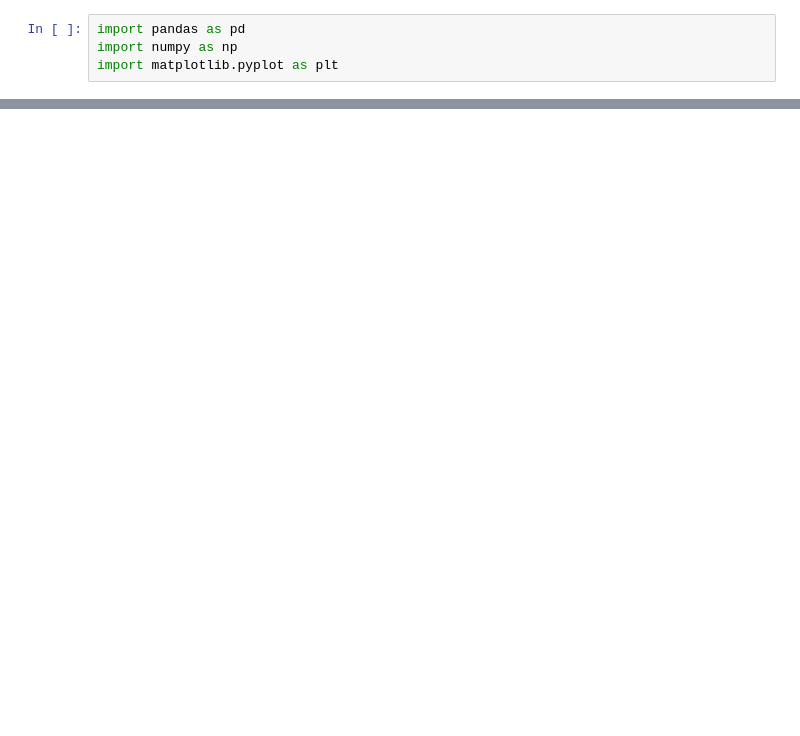
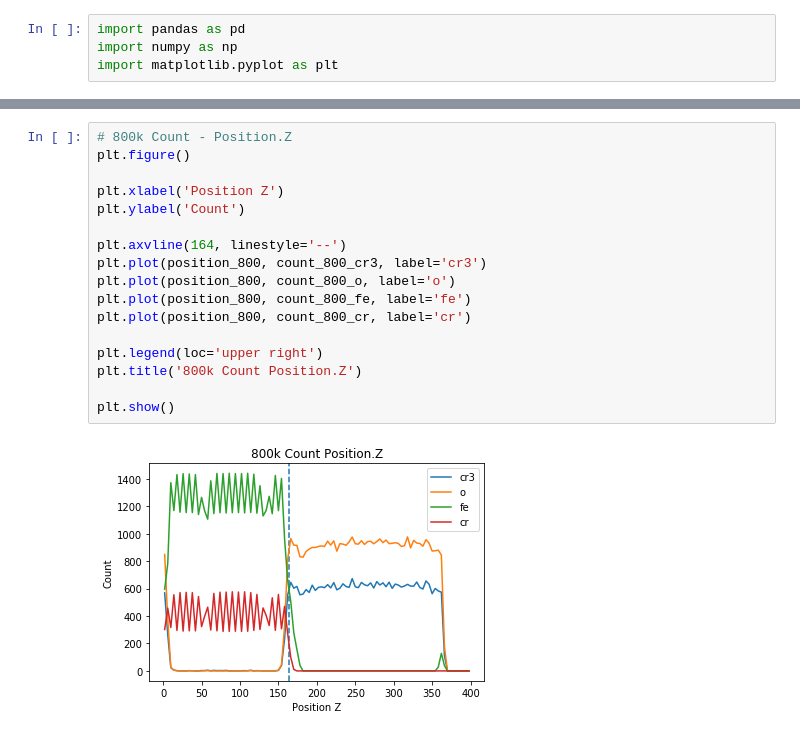
Before and after one commit to YuanshuoZhangDE/Python, a Jupyter notebook: Jupyter/Lammps Data Analysis/Cr2O3-FeCr/count-position.ipynb, the cells around one changed output, grey strips where cells are left out. Drawn from its saved outputs; the diff is of its cells as text; blank space fills up the shorter version.

```diff
--- a/Jupyter/Lammps Data Analysis/Cr2O3-FeCr/count-position.ipynb
+++ b/Jupyter/Lammps Data Analysis/Cr2O3-FeCr/count-position.ipynb
@@ -39,0 +155,19 @@ plt.show()
+# %%
+# 800k Count - Position.Z
+plt.figure()
+
+plt.xlabel('Position Z')
+plt.ylabel('Count')
+
+plt.axvline(164, linestyle='--')
+plt.plot(position_800, count_800_cr3, label='cr3')
+plt.plot(position_800, count_800_o, label='o')
+plt.plot(position_800, count_800_fe, label='fe')
+plt.plot(position_800, count_800_cr, label='cr')
+
+plt.legend(loc='upper right')
+plt.title('800k Count Position.Z')
+
+plt.show()
+# %% [output]
+[figure, added]
```
Also changed, not shown: parts of 13 cells of this notebook, 7 other files.
